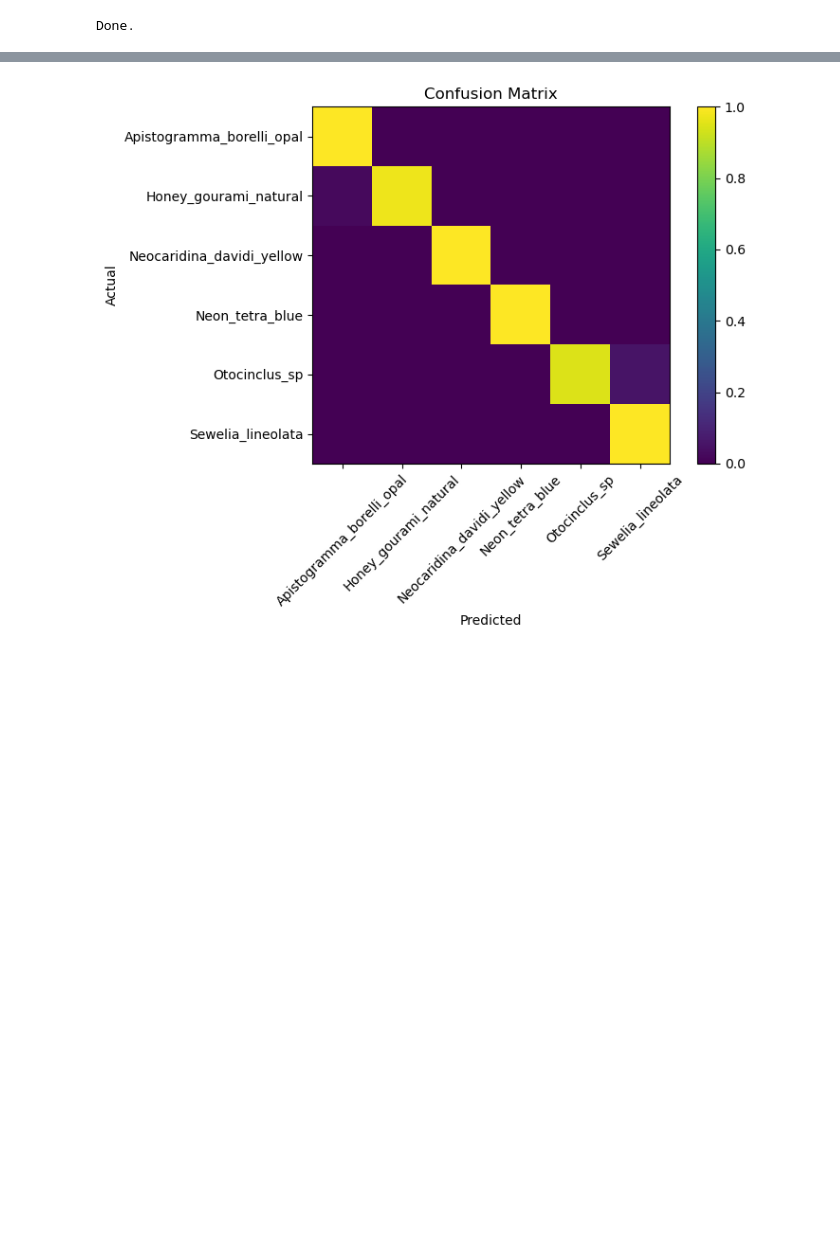
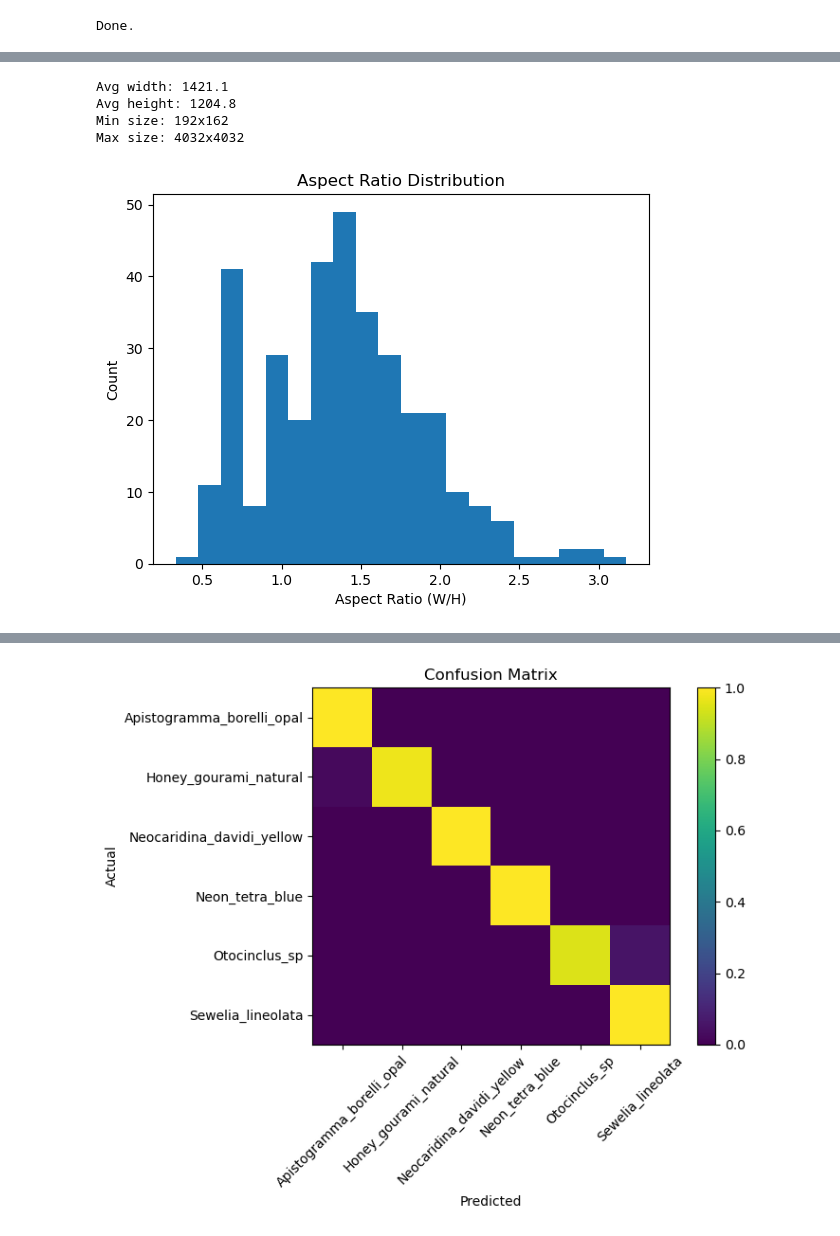
Before and after one commit to sarosi/aquarium-fish-classification, a Jupyter notebook: notebooks/aquarium_fish_recognition.ipynb, the cells around one changed output, grey strips where cells are left out. Saved outputs shown, nothing was run; the diff lists cells and outputs as text; code cells hidden in the pictures; blank space fills up the shorter version.

```diff
--- a/notebooks/aquarium_fish_recognition.ipynb
+++ b/notebooks/aquarium_fish_recognition.ipynb
@@ -62,3 +158,49 @@ val_loader = DataLoader(val_data, batch_size=32)
+# %%
+from PIL import Image
+import numpy as np
+
+widths = []
+heights = []
+
+for split in ["train"]:
+    split_path = os.path.join(DATASET_PATH, split)
+    for cls in os.listdir(split_path):
+        cls_path = os.path.join(split_path, cls)
+        if not os.path.isdir(cls_path):
+            continue
+
+        for f in os.listdir(cls_path):
+            if not f.lower().endswith(('.jpg', '.jpeg', '.png')):
+                continue
+
+            path = os.path.join(cls_path, f)
+            try:
+                img = Image.open(path)
+                w, h = img.size
+                widths.append(w)
+                heights.append(h)
+            except:
+                continue
+
+print(f"Avg width: {np.mean(widths):.1f}")
+print(f"Avg height: {np.mean(heights):.1f}")
+print(f"Min size: {min(widths)}x{min(heights)}")
+print(f"Max size: {max(widths)}x{max(heights)}")
+
+ratios = [w/h for w, h in zip(widths, heights)]
+
+plt.figure()
+plt.hist(ratios, bins=20)
+plt.xlabel("Aspect Ratio (W/H)")
+plt.ylabel("Count")
+plt.title("Aspect Ratio Distribution")
+plt.show()
+# %% [output]
+Avg width: 1421.1
+Avg height: 1204.8
+Min size: 192x162
+Max size: 4032x4032
+[figure, added]
 # %%
 # Model
 model = models.resnet18(pretrained=True)
```
Also changed, not shown: parts of 8 cells of this notebook, 1 other file.
